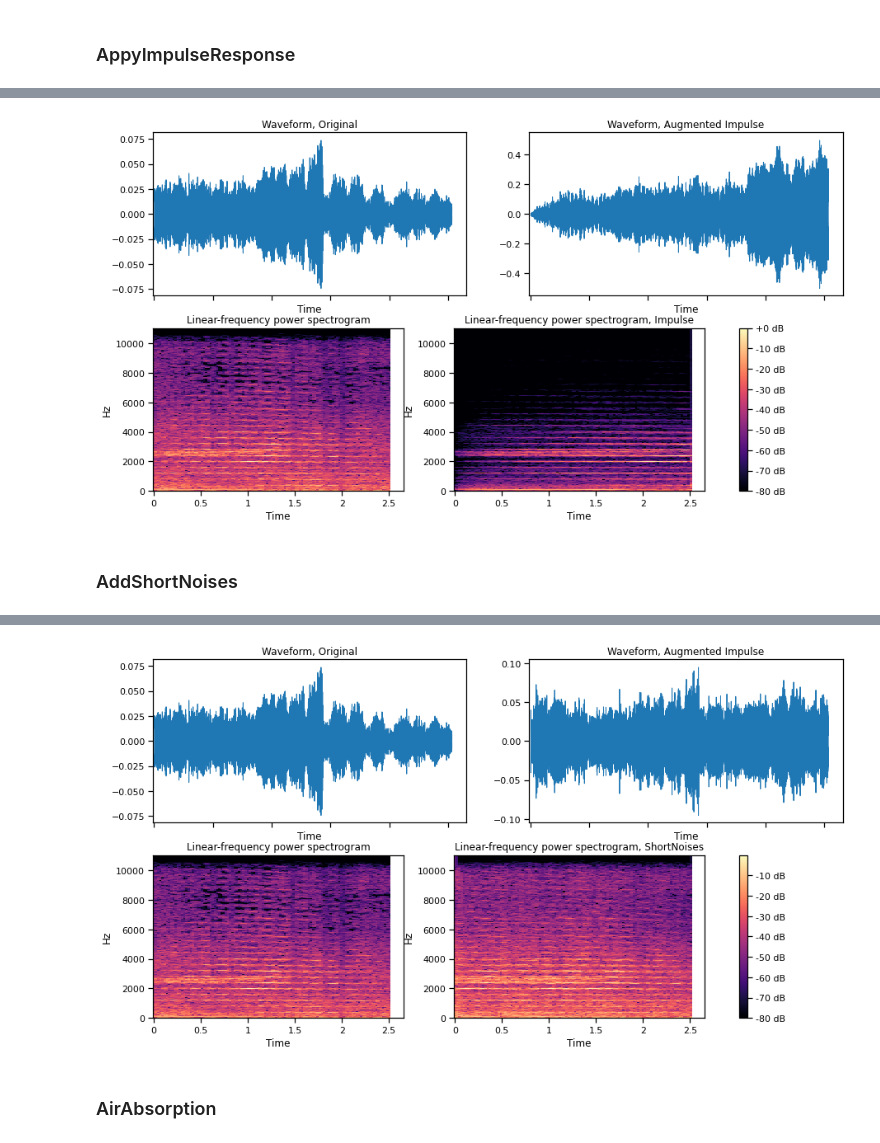
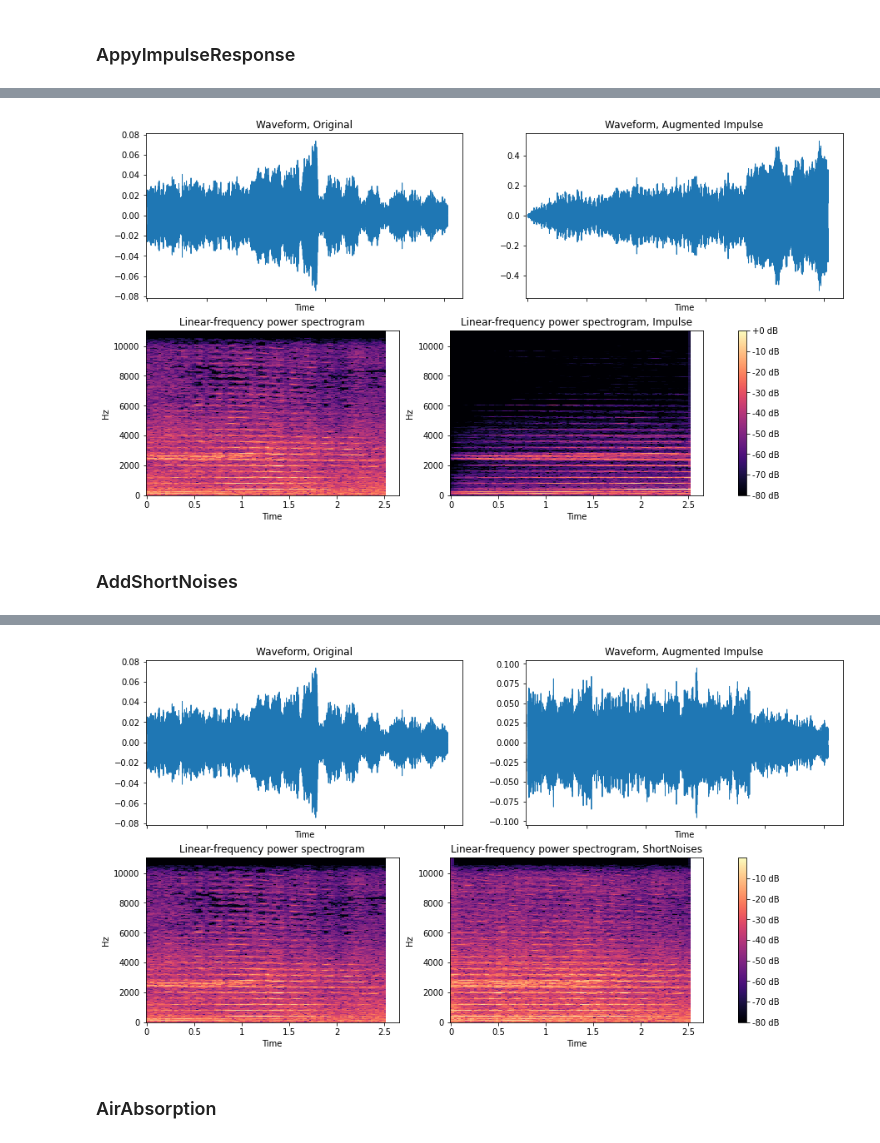
Before and after one commit to axelth/hasp, a Jupyter notebook: notebooks/shige-github_849_augmentation.ipynb, the cells around one changed output, grey strips where cells are left out. Saved outputs shown, nothing was run; the diff lists cells and outputs as text; code cells hidden in the pictures.

```diff
--- a/notebooks/shige-github_849_augmentation.ipynb
+++ b/notebooks/shige-github_849_augmentation.ipynb
@@ -28,10 +28,6 @@ from scipy.io import wavfile
 from IPython.display import Audio
 # %% [output]
 OMP: Info #276: omp_set_nested routine deprecated, please use omp_set_max_active_levels instead.
-# %%
-# It is just for plotting better
-# https://seaborn.pydata.org/generated/seaborn.set_context.html
-sns.set_context("notebook")
 # %%
 # SEED fixed as 42
 def seed_set(seed=42):
@@ -187,7 +183,7 @@ img = librosa.display.specshow(D_augmented_impulse, y_axis='linear', x_axis='tim
 ax[1,1].set(title='Linear-frequency power spectrogram, Impulse')
 fig.colorbar(img, ax=ax[1], format="%+2.f dB");
 # %% [output]
-[figure, old version]
+[figure, new version]
 # %% [markdown]
 ### AddShortNoises
 # %%
@@ -206,24 +202,24 @@ Audio(data=augmented_data_ShortNoises, rate=sr)
 # %% [output]
 [interactive output not drawn]
 # %%
-D_augmented_impulse = librosa.amplitude_to_db(np.abs(librosa.stft(augmented_data_ShortNoises)), ref=np.max)
+D_augmented_ShortNoises = librosa.amplitude_to_db(np.abs(librosa.stft(augmented_data_ShortNoises)), ref=np.max)
 
 fig, ax = plt.subplots(figsize=(15, 8), nrows=2, ncols=2, sharex=True)
 
 img = librosa.display.waveshow(y, sr=sr, ax=ax[0,0])
 ax[0,0].set(title='Waveform, Original')
 
 img = librosa.display.waveshow(augmented_data_ShortNoises, sr=sr, ax=ax[0,1])
 ax[0,1].set(title='Waveform, Augmented Impulse')
 
 img = librosa.display.specshow(D_original, y_axis='linear', x_axis='time', sr=sr, ax=ax[1,0])
 ax[1,0].set(title='Linear-frequency power spectrogram')
 
 img = librosa.display.specshow(D_augmented_ShortNoises, y_axis='linear', x_axis='time', sr=sr, ax=ax[1,1])
 ax[1,1].set(title='Linear-frequency power spectrogram, ShortNoises')
 fig.colorbar(img, ax=ax[1], format="%+2.f dB");
 # %% [output]
-[figure, old version]
+[figure, new version]
 # %% [markdown]
 ### AirAbsorption
 # %%
```
Also changed, not shown: parts of 14 cells of this notebook, 1 other file.
